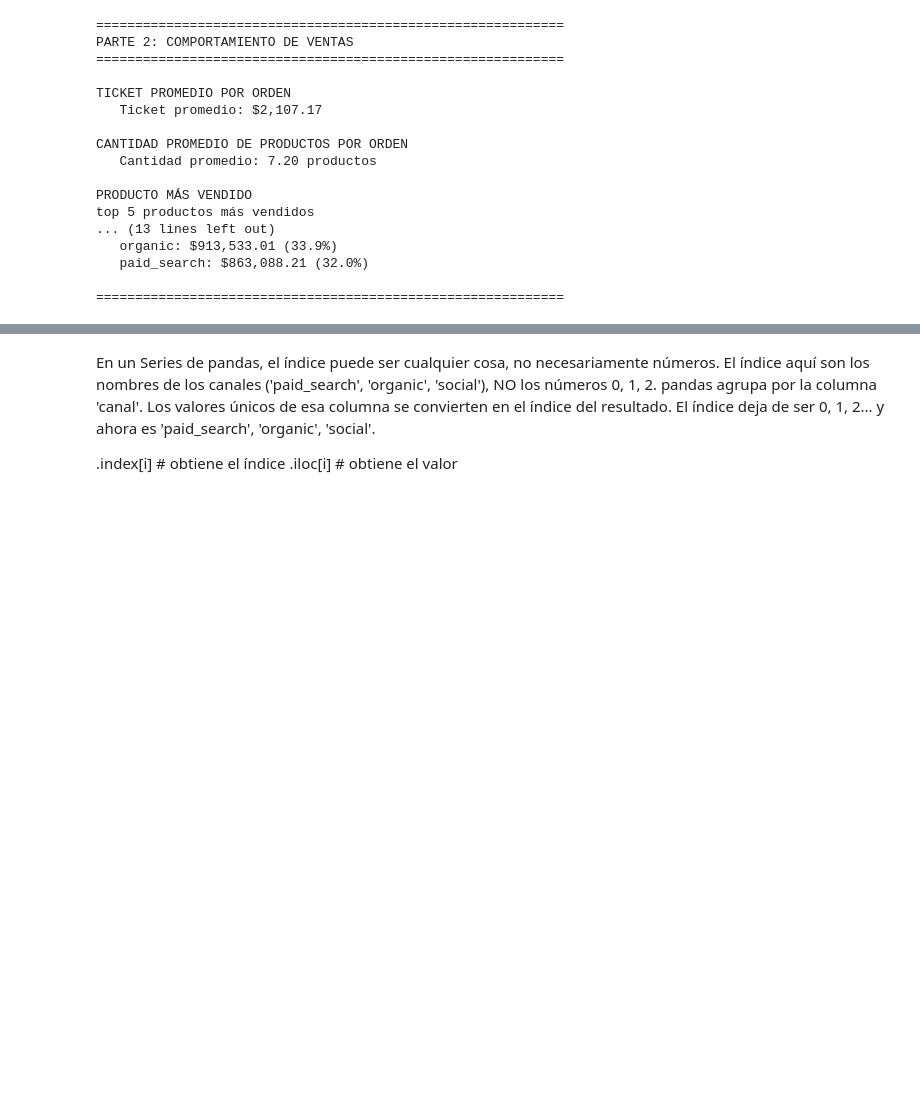
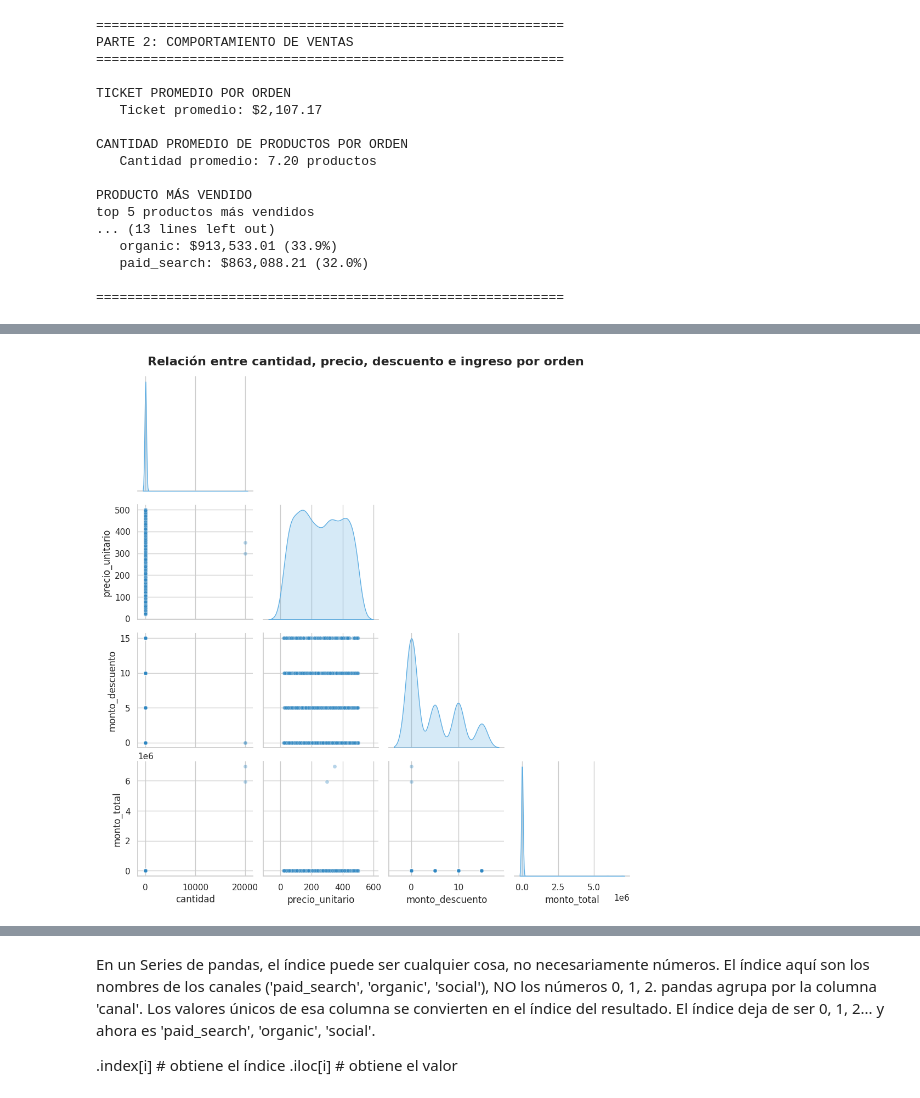
Before and after one commit to andaba2101/Proyecto_Final_RappiPlus_Data_Analyst, a Jupyter notebook: S12_Estudiante_Proyecto_Final.ipynb, the cells around one changed output, grey strips where cells are left out. Cells and saved outputs as stored; diff of their text form; code cells hidden in the pictures; blank space fills up the shorter version.

```diff
--- a/S12_Estudiante_Proyecto_Final.ipynb
+++ b/S12_Estudiante_Proyecto_Final.ipynb
@@ -1083,0 +1402,46 @@ top 5 productos más vendidos
+# %%
+# =============================================================================
+# 5. SCATTER MATRIX: RELACIÓN ENTRE VARIABLES NUMÉRICAS
+# =============================================================================
+
+# Selecciona las variables numéricas relevantes para el análisis de ventas.
+variables_numericas = orders_clean[
+    ["cantidad", "precio_unitario", "monto_descuento", "monto_total"]
+].copy()
+
+# Toma una muestra aleatoria de 1,500 filas.
+# Esto evita que las 24,600 observaciones hagan la gráfica demasiado saturada.
+muestra_ventas = variables_numericas.sample(
+    n=1500,
+    random_state=42
+)
+
+# Crea una matriz de dispersión.
+# diag_kind="kde" muestra la distribución de cada variable en la diagonal.
+scatter_matrix = sns.pairplot(
+    muestra_ventas,
+    diag_kind="kde",
+    corner=True,
+    plot_kws={
+        "alpha": 0.35,
+        "s": 25,
+        "color": "#2E86C1"
+    },
+    diag_kws={
+        "fill": True,
+        "color": "#5DADE2"
+    }
+)
+
+# Agrega un título general a la matriz.
+scatter_matrix.fig.suptitle(
+    "Relación entre cantidad, precio, descuento e ingreso por orden",
+    y=1.02,
+    fontsize=16,
+    fontweight="bold"
+)
+
+# Muestra la matriz.
+plt.show()
+# %% [output]
+[figure, added]
```
Also changed, not shown: parts of 23 cells of this notebook.
